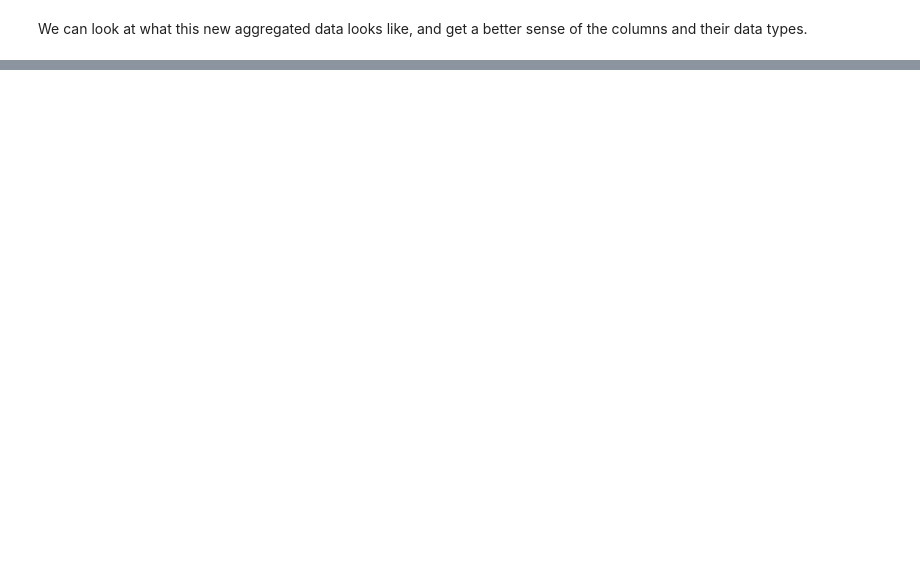
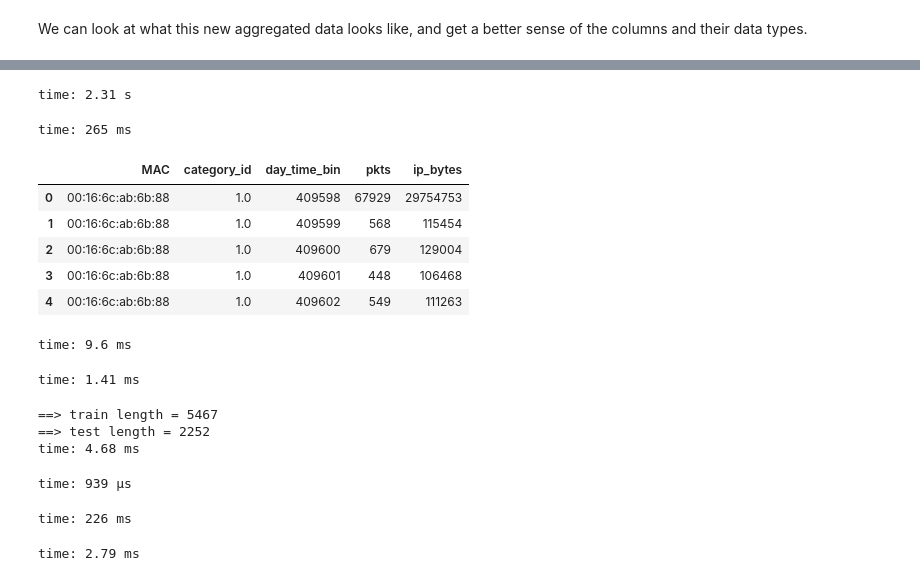
Before and after one commit to gpuopenanalytics/kdd-2018, a Jupyter notebook: notebook/KDD-Lab-4-Classification.ipynb, the cells around one changed output, grey strips where cells are left out. Cells and saved outputs as stored; diff of their text form; code cells hidden in the pictures; blank space fills up the shorter version.

```diff
--- a/notebook/KDD-Lab-4-Classification.ipynb
+++ b/notebook/KDD-Lab-4-Classification.ipynb
@@ -196,0 +257,50 @@ gdf.set_index('orig_l2_addr').join()
+# %%
+exploded_pdf['day_time_bin'] = exploded_pdf['ts'].apply(lambda x: int(np.floor(x/(60*60))))
+# %% [output]
+time: 2.31 s
+# %%
+one_hour_time_bin_pdf = exploded_pdf[['bytes','pkts','ip_bytes','MAC','category_id','day_time_bin']].groupby(['MAC','category_id','day_time_bin']).sum()
+one_hour_time_bin_pdf = one_hour_time_bin_pdf.reset_index()
+# %% [output]
+time: 265 ms
+# %%
+one_hour_time_bin_pdf.head()
+# %% [output]
+|  | MAC | category_id | day_time_bin | pkts | ip_bytes |
+| 0 | 00:16:6c:ab:6b:88 | 1.0 | 409598 | 67929 | 29754753 |
+| 1 | 00:16:6c:ab:6b:88 | 1.0 | 409599 | 568 | 115454 |
+| 2 | 00:16:6c:ab:6b:88 | 1.0 | 409600 | 679 | 129004 |
+| 3 | 00:16:6c:ab:6b:88 | 1.0 | 409601 | 448 | 106468 |
+| 4 | 00:16:6c:ab:6b:88 | 1.0 | 409602 | 549 | 111263 |
+time: 9.6 ms
+# %%
+pdf_msk = np.random.rand(len(one_hour_time_bin_pdf)) < 0.7
+# %% [output]
+time: 1.41 ms
+# %%
+train_pdf = one_hour_time_bin_pdf[pdf_msk]
+test_pdf = one_hour_time_bin_pdf[~pdf_msk]
+
+print("==> train length =",len(train_pdf))
+print("==> test length =",len(test_pdf))
+# %% [output]
+==> train length = 5467
+==> test length = 2252
+time: 4.68 ms
+# %%
+def bytes_packet_vector(row):
+    return [row['ip_bytes'],row['pkts'],int(row['category_id'])]
+# %% [output]
+time: 939 µs
+# %%
+one_hour_time_bin_vector = one_hour_time_bin_pdf.apply(bytes_packet_vector, axis=1)
+# %% [output]
+time: 226 ms
+# %%
+train_X = train_pdf[['pkts','ip_bytes']].values
+train_Y = train_pdf['category_id'].values
+
+test_X = test_pdf[['pkts','ip_bytes']].values
+test_Y = test_pdf['category_id'].values
+# %% [output]
+time: 2.79 ms
```
Also changed, not shown: parts of 40 cells of this notebook.
